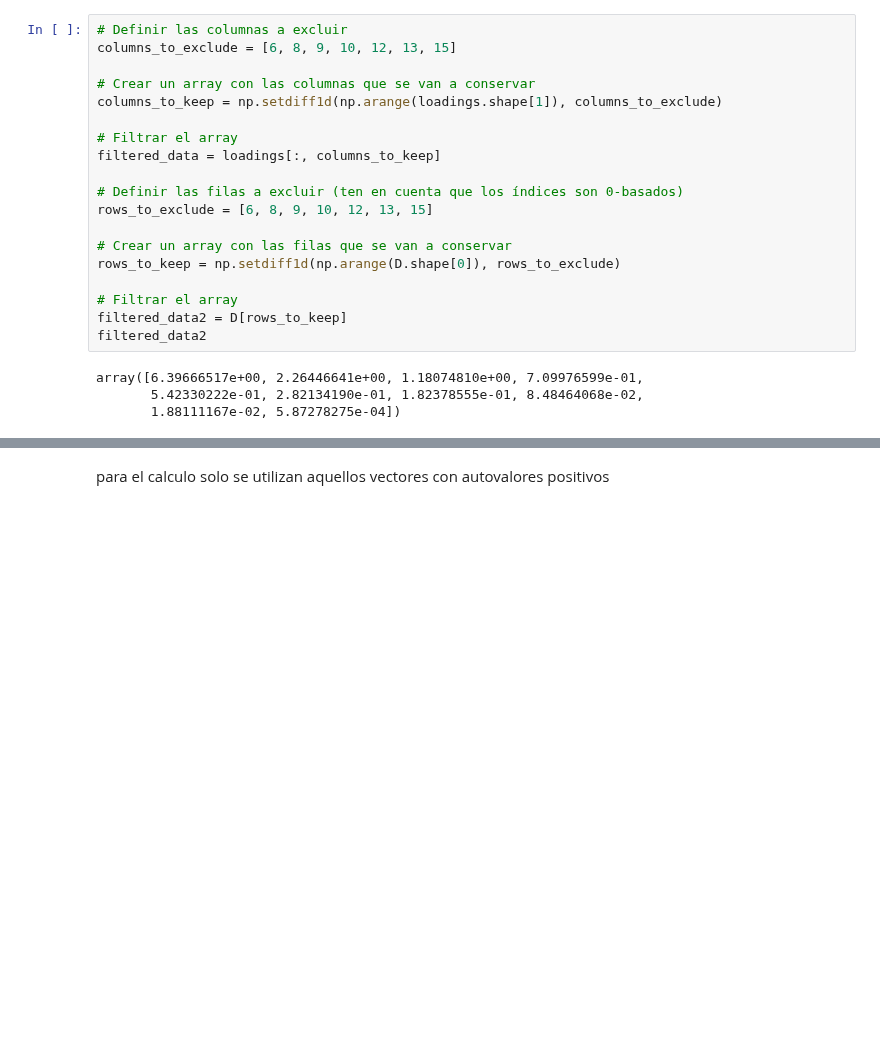
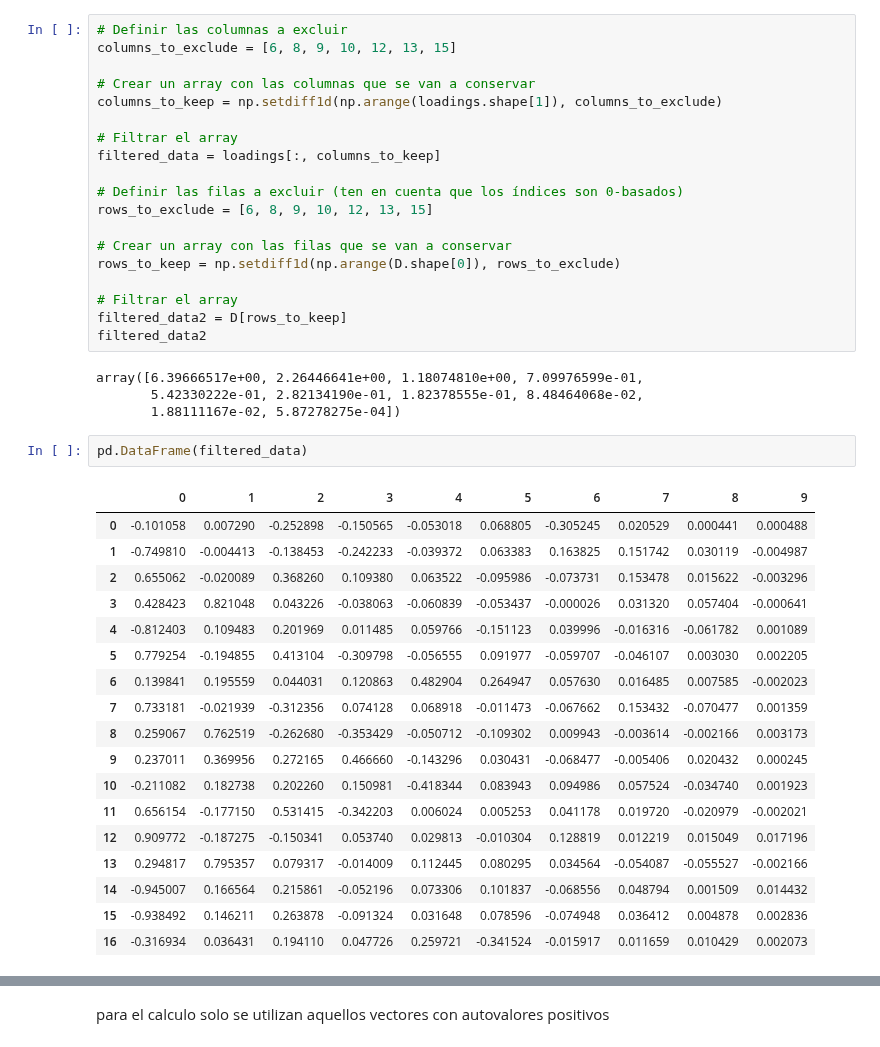
Before and after one commit to DavidGuzzi/MECMT04, a Jupyter notebook: problem_set_5/ps5.ipynb, the cells around one changed output, grey strips where cells are left out. Drawn from its saved outputs; the diff is of its cells as text; blank space fills up the shorter version.

```diff
--- a/problem_set_5/ps5.ipynb
+++ b/problem_set_5/ps5.ipynb
@@ -125,3 +125,24 @@ filtered_data2
 array([6.39666517e+00, 2.26446641e+00, 1.18074810e+00, 7.09976599e-01,
        5.42330222e-01, 2.82134190e-01, 1.82378555e-01, 8.48464068e-02,
        1.88111167e-02, 5.87278275e-04])
+# %%
+pd.DataFrame(filtered_data)
+# %% [output]
+|  | 0 | 1 | 2 | 3 | 4 | 5 | 6 | 7 | 8 | 9 |
+| 0 | -0.101058 | 0.007290 | -0.252898 | -0.150565 | -0.053018 | 0.068805 | -0.305245 | 0.020529 | 0.000441 | 0.000488 |
+| 1 | -0.749810 | -0.004413 | -0.138453 | -0.242233 | -0.039372 | 0.063383 | 0.163825 | 0.151742 | 0.030119 | -0.004987 |
+| 2 | 0.655062 | -0.020089 | 0.368260 | 0.109380 | 0.063522 | -0.095986 | -0.073731 | 0.153478 | 0.015622 | -0.003296 |
+| 3 | 0.428423 | 0.821048 | 0.043226 | -0.038063 | -0.060839 | -0.053437 | -0.000026 | 0.031320 | 0.057404 | -0.000641 |
+| 4 | -0.812403 | 0.109483 | 0.201969 | 0.011485 | 0.059766 | -0.151123 | 0.039996 | -0.016316 | -0.061782 | 0.001089 |
+| 5 | 0.779254 | -0.194855 | 0.413104 | -0.309798 | -0.056555 | 0.091977 | -0.059707 | -0.046107 | 0.003030 | 0.002205 |
+| 6 | 0.139841 | 0.195559 | 0.044031 | 0.120863 | 0.482904 | 0.264947 | 0.057630 | 0.016485 | 0.007585 | -0.002023 |
+| 7 | 0.733181 | -0.021939 | -0.312356 | 0.074128 | 0.068918 | -0.011473 | -0.067662 | 0.153432 | -0.070477 | 0.001359 |
+| 8 | 0.259067 | 0.762519 | -0.262680 | -0.353429 | -0.050712 | -0.109302 | 0.009943 | -0.003614 | -0.002166 | 0.003173 |
+| 9 | 0.237011 | 0.369956 | 0.272165 | 0.466660 | -0.143296 | 0.030431 | -0.068477 | -0.005406 | 0.020432 | 0.000245 |
+| 10 | -0.211082 | 0.182738 | 0.202260 | 0.150981 | -0.418344 | 0.083943 | 0.094986 | 0.057524 | -0.034740 | 0.001923 |
+| 11 | 0.656154 | -0.177150 | 0.531415 | -0.342203 | 0.006024 | 0.005253 | 0.041178 | 0.019720 | -0.020979 | -0.002021 |
+| 12 | 0.909772 | -0.187275 | -0.150341 | 0.053740 | 0.029813 | -0.010304 | 0.128819 | 0.012219 | 0.015049 | 0.017196 |
+| 13 | 0.294817 | 0.795357 | 0.079317 | -0.014009 | 0.112445 | 0.080295 | 0.034564 | -0.054087 | -0.055527 | -0.002166 |
+| 14 | -0.945007 | 0.166564 | 0.215861 | -0.052196 | 0.073306 | 0.101837 | -0.068556 | 0.048794 | 0.001509 | 0.014432 |
+| 15 | -0.938492 | 0.146211 | 0.263878 | -0.091324 | 0.031648 | 0.078596 | -0.074948 | 0.036412 | 0.004878 | 0.002836 |
+| 16 | -0.316934 | 0.036431 | 0.194110 | 0.047726 | 0.259721 | -0.341524 | -0.015917 | 0.011659 | 0.010429 | 0.002073 |
```
Also changed, not shown: parts of 4 cells of this notebook.
